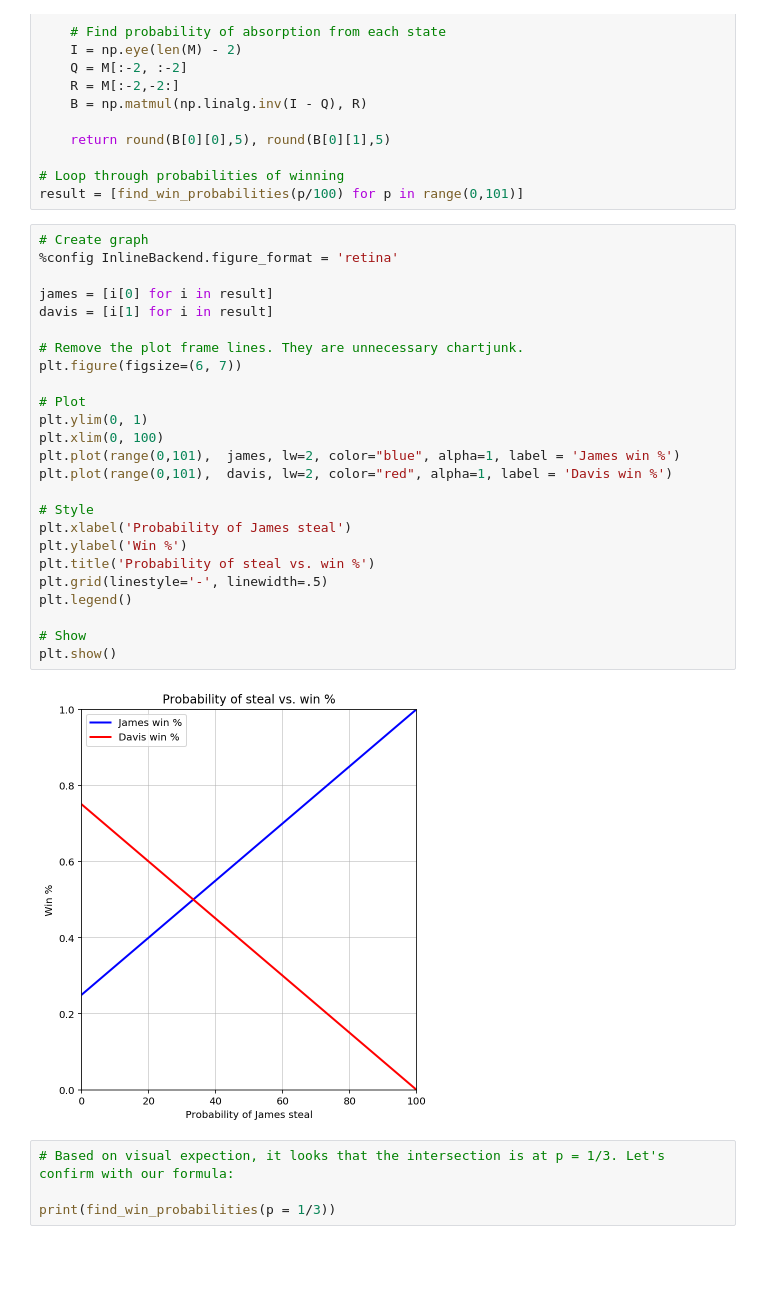
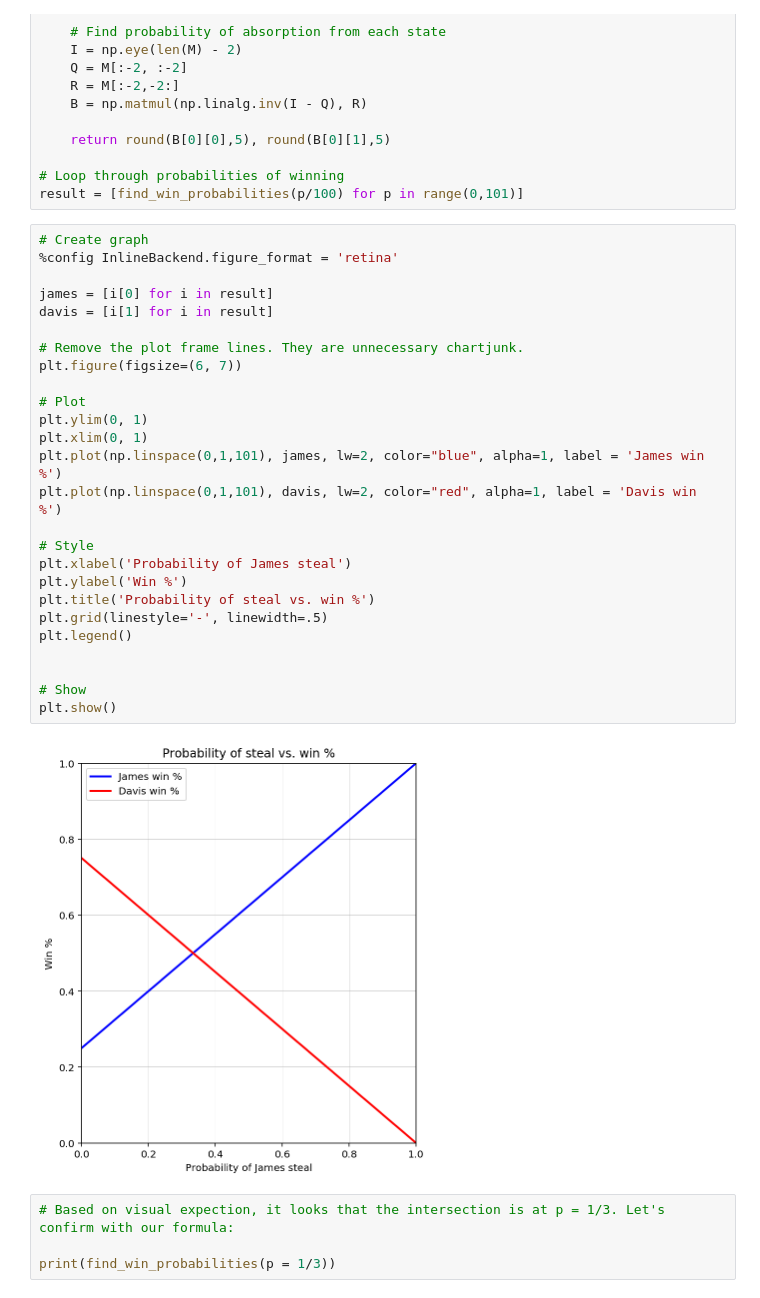
Before and after one commit to khgiddon/misc, a Jupyter notebook: riddler_2020_10_23_notebook.ipynb, the cells around one changed output. Saved outputs shown, nothing was run; the diff lists cells and outputs as text; blank space fills up the shorter version.

```diff
--- a/riddler_2020_10_23_notebook.ipynb
+++ b/riddler_2020_10_23_notebook.ipynb
@@ -80,30 +81,31 @@ result = [find_win_probabilities(p/100) for p in range(0,101)]
 # %%
 # Create graph
 %config InlineBackend.figure_format = 'retina'
 
 james = [i[0] for i in result]
 davis = [i[1] for i in result]
 
 # Remove the plot frame lines. They are unnecessary chartjunk.
 plt.figure(figsize=(6, 7))
 
 # Plot
 plt.ylim(0, 1)
-plt.xlim(0, 100)
-plt.plot(range(0,101),  james, lw=2, color="blue", alpha=1, label = 'James win %')
-plt.plot(range(0,101),  davis, lw=2, color="red", alpha=1, label = 'Davis win %')
+plt.xlim(0, 1)
+plt.plot(np.linspace(0,1,101), james, lw=2, color="blue", alpha=1, label = 'James win %')
+plt.plot(np.linspace(0,1,101), davis, lw=2, color="red", alpha=1, label = 'Davis win %')
 
 # Style
 plt.xlabel('Probability of James steal')
 plt.ylabel('Win %')
 plt.title('Probability of steal vs. win %')
 plt.grid(linestyle='-', linewidth=.5)
 plt.legend()
 
+
 # Show
 plt.show()
 # %% [output]
-[figure, old version]
+[figure, new version]
 # %%
 # Based on visual expection, it looks that the intersection is at p = 1/3. Let's confirm with our formula:
 
```
Also changed, not shown: parts of 1 cell of this notebook.
